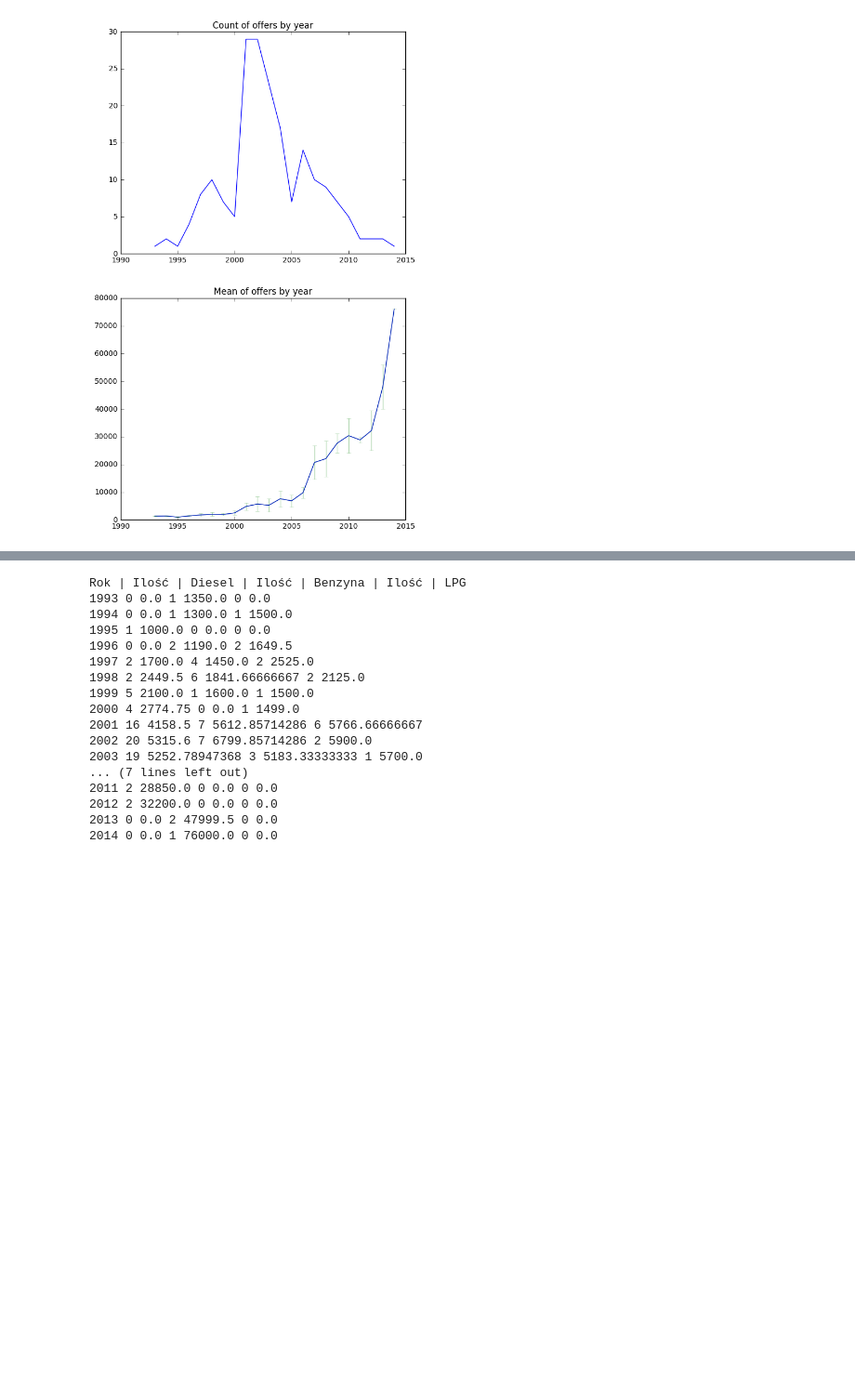
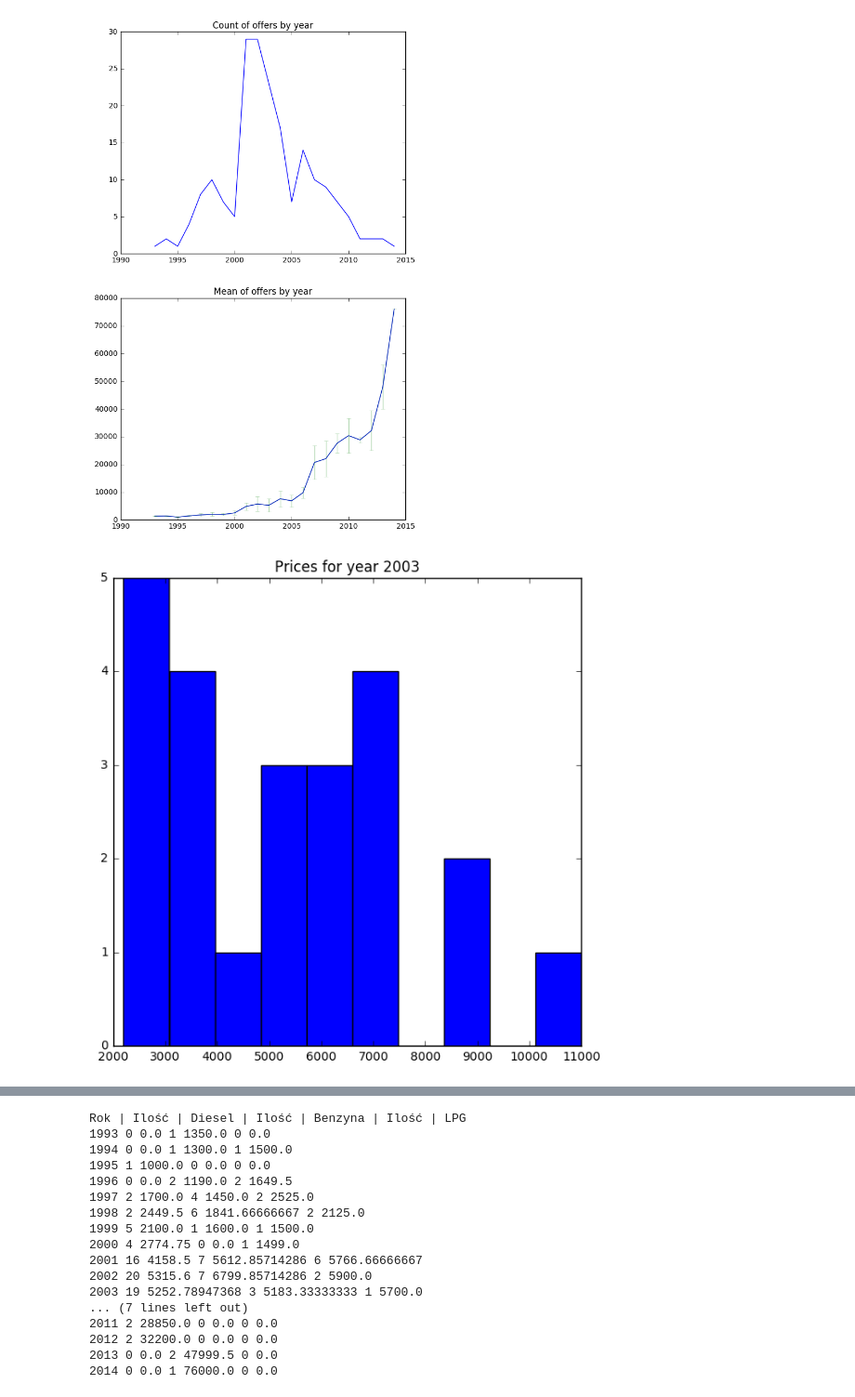
Before and after one commit to mzapotoczny/moto_stats, a Jupyter notebook: Analysis.ipynb, the cells around one changed output, grey strips where cells are left out. Shown: that part at 93% size. Saved outputs shown, nothing was run; the diff lists cells and outputs as text; code cells hidden in the pictures; blank space fills up the shorter version.

Commit message:
Per year histogram

```diff
--- a/Analysis.ipynb
+++ b/Analysis.ipynb
@@ -89,6 +89,8 @@ def by_year_stats(filters=None,names=None,min_count=0):
         print " ".join(row)
     figsize(7,7)
 
+    return price_by_year
+
 def find_by_type(path):
     types = {}
     for ofr in offrs_dtls:
@@ -104,7 +106,7 @@ def find_by_type(path):
     for i in argsort(types.values()):
         print u"{}: {}".format(items[i][0], items[i][1])
 # %%
-by_year_stats(min_count=1)
+price_by_year = by_year_stats(min_count=1)
 # %% [output]
 Rok | Ilość | All
 1993 1 1350.0
@@ -124,3 +126,8 @@ Rok | Ilość | All
 2013 2 47999.5
 2014 1 76000.0
 [figure]
+# %%
+title('Prices for year 2003')
+_ = hist(price_by_year['2003'][0])
+# %% [output]
+[figure, added]
```
Also changed, not shown: parts of 3 cells of this notebook.
